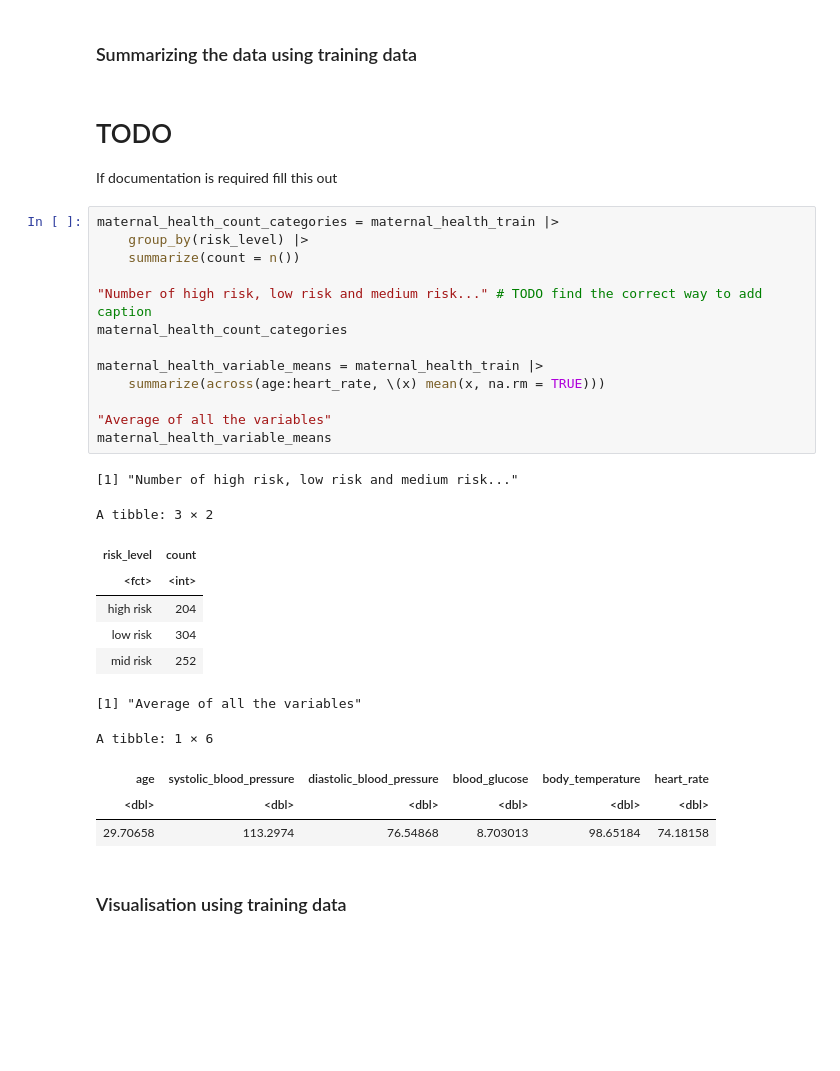
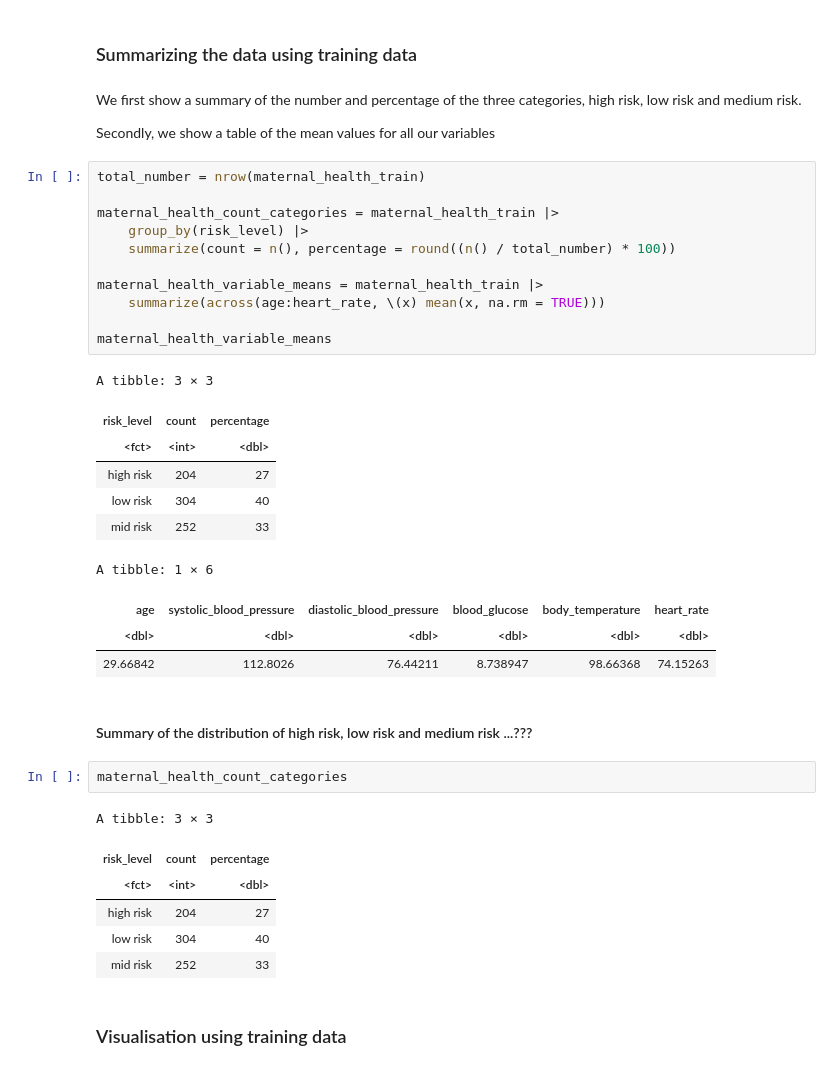
Before and after one commit to s-zainali/dsci100_005_008-group-project, a Jupyter notebook: proposal.ipynb, the cells around one changed output. Saved outputs shown, nothing was run; the diff lists cells and outputs as text; blank space fills up the shorter version.

Commit message:
added titles for the summary tables as markdown blocks

```diff
--- a/proposal.ipynb
+++ b/proposal.ipynb
@@ -128,36 +146,43 @@ $ heart_rate               <dbl> 86, 70, 80, 70, 86, 70, 90, 80, 80, 70, 86, 8
 $ risk_level               <fct> high risk, high risk, high risk, high risk, h…
 # %% [markdown]
 ### Summarizing the data using training data
-# %% [markdown]
-# TODO
-
-If documentation is required fill this out
+# %% [markdown]
+We first show a summary of the number and percentage of the three categories, high risk, low risk and medium risk.
+
+Secondly, we show a table of the mean values for all our variables
 # %%
+total_number = nrow(maternal_health_train)
+
 maternal_health_count_categories = maternal_health_train |>
     group_by(risk_level) |>
-    summarize(count = n())
-
-"Number of high risk, low risk and medium risk..." # TODO find the correct way to add caption
-maternal_health_count_categories
+    summarize(count = n(), percentage = round((n() / total_number) * 100))
 
 maternal_health_variable_means = maternal_health_train |>
     summarize(across(age:heart_rate, \(x) mean(x, na.rm = TRUE)))
 
-"Average of all the variables"
 maternal_health_variable_means
 # %% [output]
-[1] "Number of high risk, low risk and medium risk..."
+A tibble: 3 × 3
+| risk_level | count | percentage |
+| <fct> | <int> | <dbl> |
+| high risk | 204 | 27 |
+| low risk | 304 | 40 |
+| mid risk | 252 | 33 |
-A tibble: 3 × 2
+A tibble: 1 × 6
-| risk_level | count |
-| <fct> | <int> |
-| high risk | 204 |
-| low risk | 304 |
-| mid risk | 252 |
-[1] "Average of all the variables"
-A tibble: 1 × 6
 | age | systolic_blood_pressure | diastolic_blood_pressure | blood_glucose | body_temperature | heart_rate |
 | <dbl> | <dbl> | <dbl> | <dbl> | <dbl> | <dbl> |
-| 29.70658 | 113.2974 | 76.54868 | 8.703013 | 98.65184 | 74.18158 |
+| 29.66842 | 112.8026 | 76.44211 | 8.738947 | 98.66368 | 74.15263 |
+# %% [markdown]
+#### Summary of the distribution of high risk, low risk and medium risk ...???
+# %%
+maternal_health_count_categories
+# %% [output]
+A tibble: 3 × 3
+| risk_level | count | percentage |
+| <fct> | <int> | <dbl> |
+| high risk | 204 | 27 |
+| low risk | 304 | 40 |
+| mid risk | 252 | 33 |
 # %% [markdown]
 ### Visualisation using training data
 # %%
```
Also changed, not shown: parts of 3 cells of this notebook.
